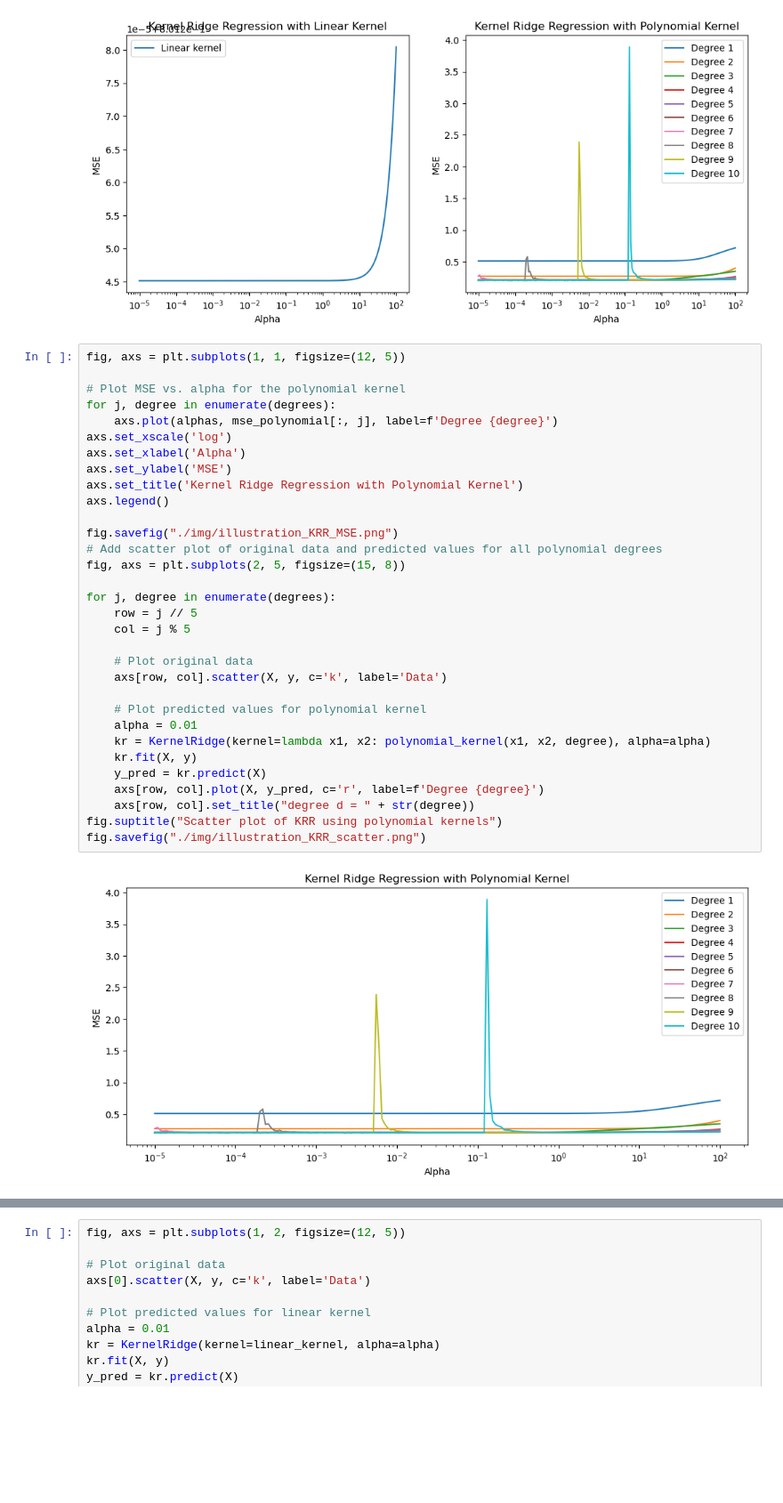
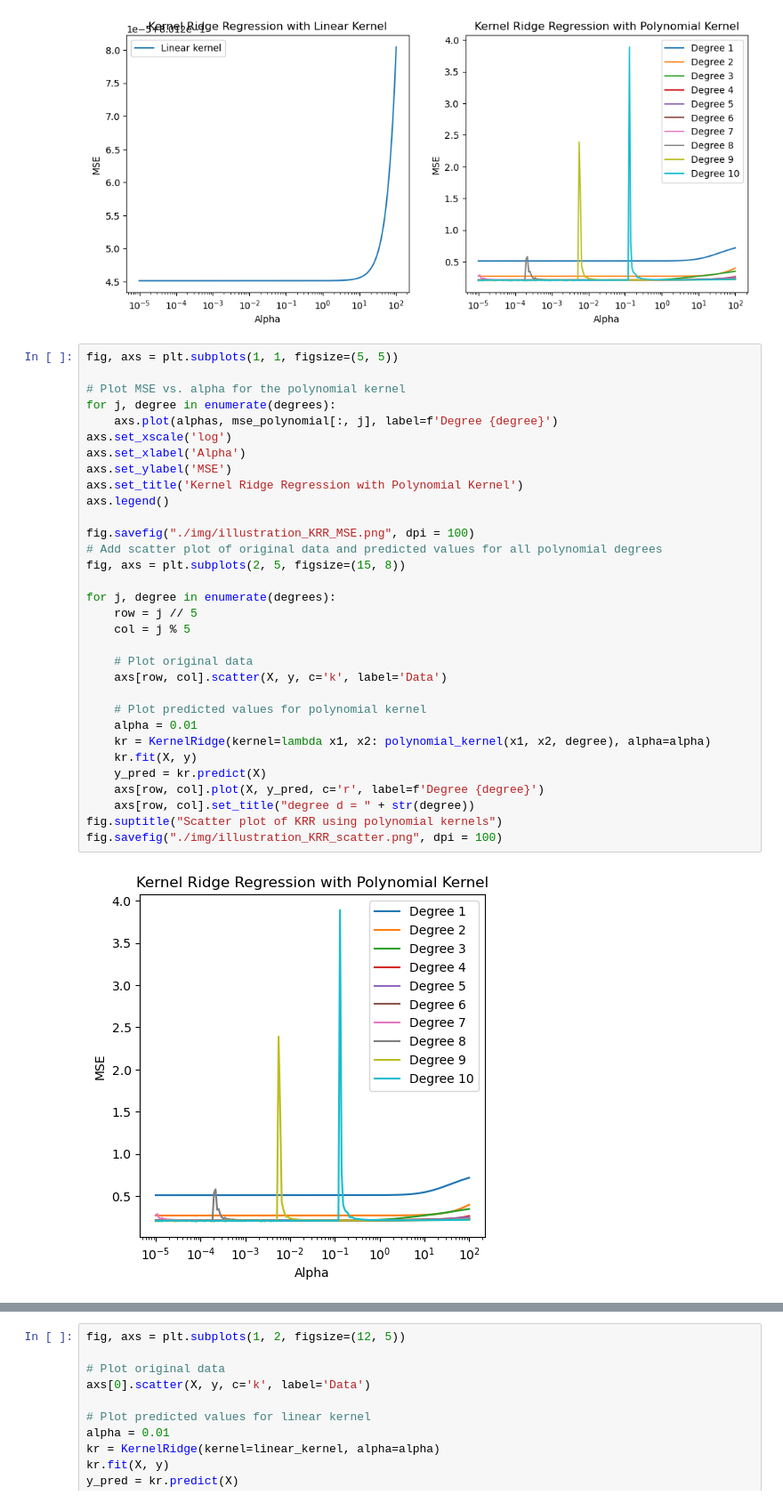
Before and after one commit to LegoCreation/Thesis, a Jupyter notebook: illustrations_for_KRR_GPR.ipynb, the cells around one changed output, grey strips where cells are left out. Shown: that part at 89% size. Drawn from its saved outputs; the diff is of its cells as text; blank space fills up the shorter version.

```diff
--- a/illustrations_for_KRR_GPR.ipynb
+++ b/illustrations_for_KRR_GPR.ipynb
@@ -44,39 +44,39 @@ for i, alpha in enumerate(alphas):
 # %% [output]
 [figure]
 # %%
-fig, axs = plt.subplots(1, 1, figsize=(12, 5))
+fig, axs = plt.subplots(1, 1, figsize=(5, 5))
 
 # Plot MSE vs. alpha for the polynomial kernel
 for j, degree in enumerate(degrees):
     axs.plot(alphas, mse_polynomial[:, j], label=f'Degree {degree}')
 axs.set_xscale('log')
 axs.set_xlabel('Alpha')
 axs.set_ylabel('MSE')
 axs.set_title('Kernel Ridge Regression with Polynomial Kernel')
 axs.legend()
 
-fig.savefig("./img/illustration_KRR_MSE.png")
+fig.savefig("./img/illustration_KRR_MSE.png", dpi = 100)
 # Add scatter plot of original data and predicted values for all polynomial degrees
 fig, axs = plt.subplots(2, 5, figsize=(15, 8))
 
 for j, degree in enumerate(degrees):
     row = j // 5
     col = j % 5
 
     # Plot original data
     axs[row, col].scatter(X, y, c='k', label='Data')
 
     # Plot predicted values for polynomial kernel
     alpha = 0.01
     kr = KernelRidge(kernel=lambda x1, x2: polynomial_kernel(x1, x2, degree), alpha=alpha)
     kr.fit(X, y)
     y_pred = kr.predict(X)
     axs[row, col].plot(X, y_pred, c='r', label=f'Degree {degree}')
     axs[row, col].set_title("degree d = " + str(degree))
 fig.suptitle("Scatter plot of KRR using polynomial kernels")
-fig.savefig("./img/illustration_KRR_scatter.png")
+fig.savefig("./img/illustration_KRR_scatter.png", dpi = 100)
 # %% [output]
-[figure, old version]
+[figure, new version]
 [figure]
 # %%
 fig, axs = plt.subplots(1, 2, figsize=(12, 5))
```
Also changed, not shown: 1 other file.
